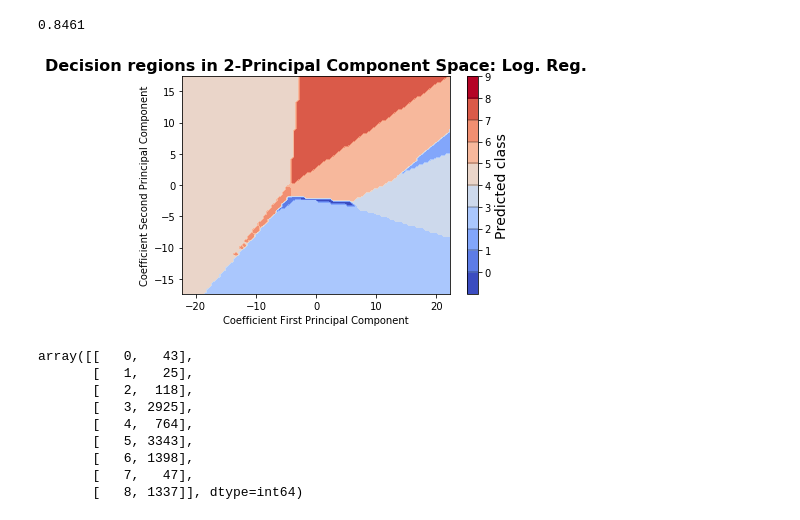
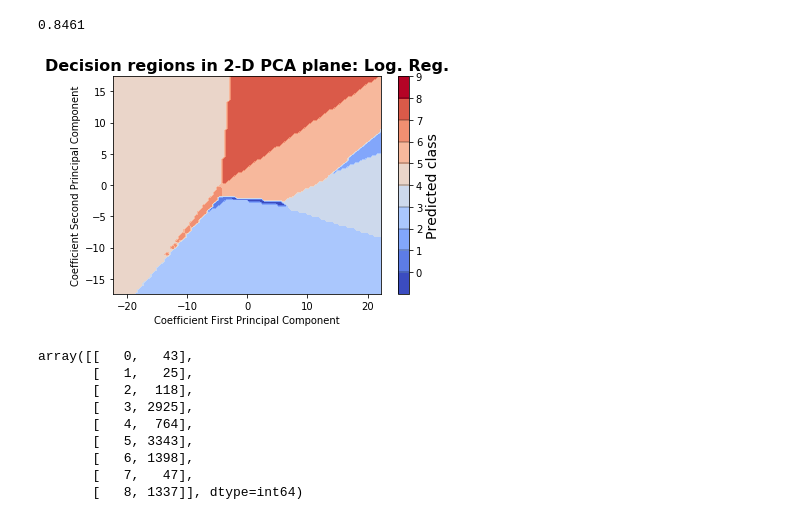
Before and after one commit to larswe/introductory-applied-machine-learning, a Jupyter notebook: Coursework 2/templates/Untitled.ipynb, the cells around one changed output. Cells and saved outputs as stored; diff of their text form; code cells hidden in the pictures.

```diff
--- a/Coursework 2/templates/Untitled.ipynb
+++ b/Coursework 2/templates/Untitled.ipynb
@@ -384,18 +384,18 @@ for i in range(0, 100):
 # %%
 import matplotlib.colors as mc
 
 levels = np.arange(-1,10,1)
 norm = mc.BoundaryNorm(levels, 256)
 ticks = [0,1,2,3,4,5,6,7,8,9]
 cf = plt.contourf(coeffs[:,:,0], coeffs[:,:,1], log_reg_predictions, levels=levels, cmap = "coolwarm", norm=norm)
-plt.title("Decision regions in 2-Principal Component Space: Log. Reg.", weight="bold", fontsize=16)
+plt.title("Decision regions in 2-D PCA plane: Log. Reg.", weight="bold", fontsize=16)
 plt.xlabel("Coefficient First Principal Component")
 plt.ylabel("Coefficient Second Principal Component")
 cbar = plt.colorbar(ticks=ticks, drawedges=True)
 cbar.ax.set_ylabel("Predicted class", fontsize=14)
 plt.show()
 # %% [output]
-[figure, old version]
+[figure, new version]
 # %%
 np.array(np.unique(log_reg_predictions, return_counts=True)).T
 # %% [output]
```
Also changed, not shown: parts of 18 cells of this notebook, 5 other files.
